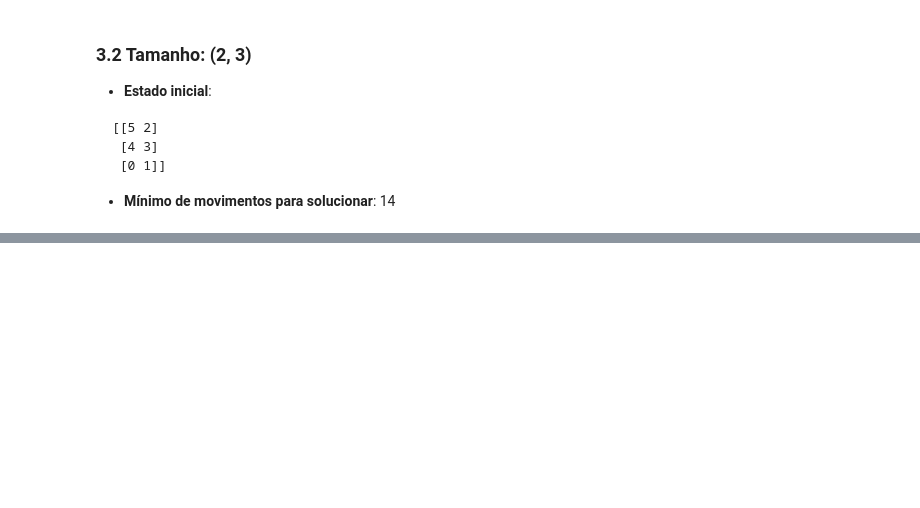
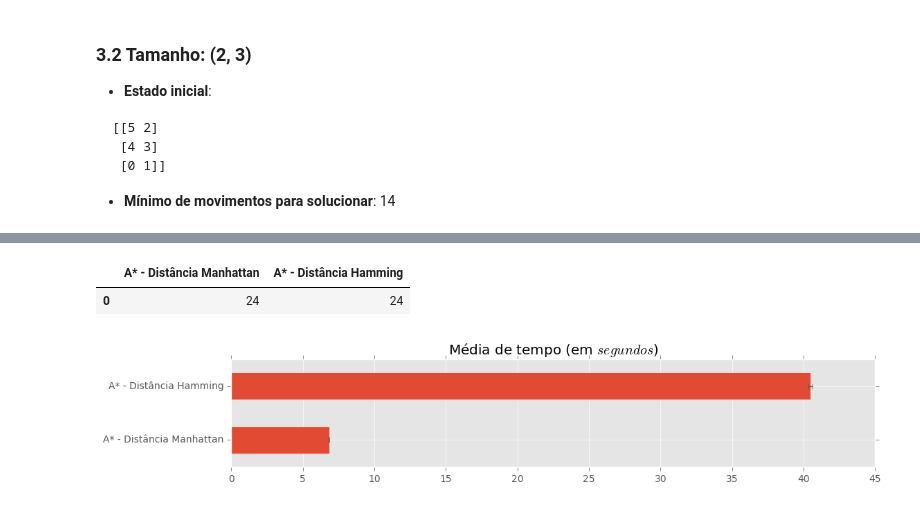
Before and after one commit to IFCE-Ciencia-da-Computacao-2011-2/UDM.279-Inteligencia-Artificial, a Jupyter notebook: Análise de algoritmos de busca no problema Sliding puzzle.ipynb, the cells around one changed output, grey strips where cells are left out. Saved outputs shown, nothing was run; the diff lists cells and outputs as text; code cells hidden in the pictures; blank space fills up the shorter version.

```diff
--- a/Análise de algoritmos de busca no problema Sliding puzzle.ipynb
+++ b/Análise de algoritmos de busca no problema Sliding puzzle.ipynb
@@ -154,0 +148,9 @@ helper.grafico_desvio_padrao(resultado_2_x_3[0])
+# %%
+resultado_3_x_3 = helper.processar_resultados(data['(3, 3)'])
+helper.grafico_desvio_padrao(resultado_3_x_3[0], figsize=(12, 2))
+
+resultado_3_x_3[1]
+# %% [output]
+|  | A* - Distância Manhattan | A* - Distância Hamming |
+| 0 | 24 | 24 |
+[figure, added]
```
Also changed, not shown: parts of 14 cells of this notebook, 9 other files.
